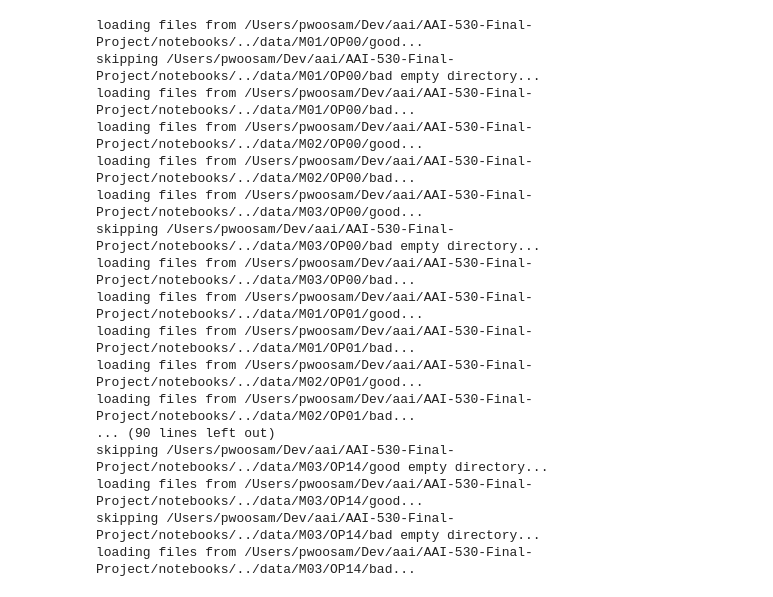
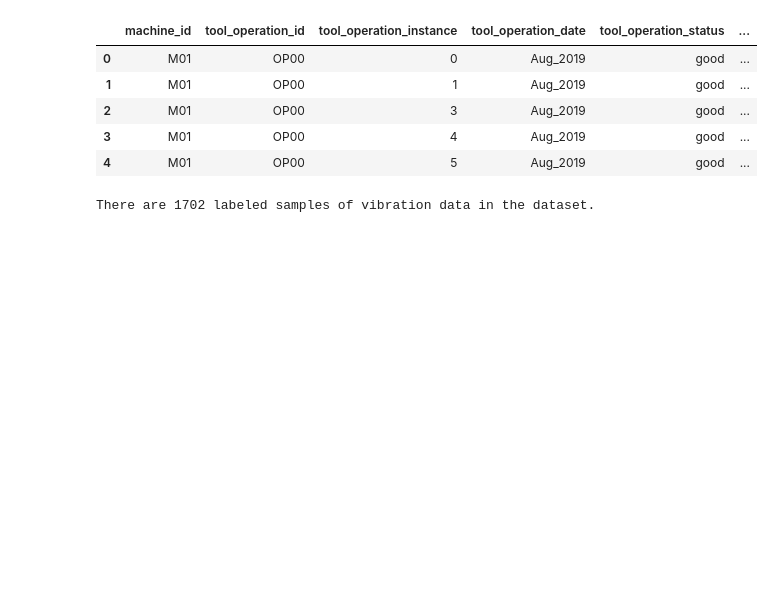
Before and after one commit to NolanRobbins/AAI-530-Final-Project, a Jupyter notebook: notebooks/cnc-predictive-maintenance.ipynb, the cells around one changed output. Cells and saved outputs as stored; diff of their text form; code cells hidden in the pictures; blank space fills up the shorter version.

```diff
--- a/notebooks/cnc-predictive-maintenance.ipynb
+++ b/notebooks/cnc-predictive-maintenance.ipynb
@@ -25,32 +27,57 @@ process_names = [
 labels = ["good", "bad"]
 path_to_dataset = Path("../data/").absolute()
 # %%
-X_data = []
-y_data = []
+def data_generator():
+    for process_name, machine, label in itertools.product(
+        process_names, machines, labels
+    ):
+        data_path = os.path.join(path_to_dataset, machine, process_name, label)
+        data_list, data_label = data_loader_utils.load_tool_research_data(
+            data_path, label=label, verbose=False
+        )
 
-for process_name, machine, label in itertools.product(process_names, machines, labels):
-    data_path = os.path.join(path_to_dataset, machine, process_name, label)
-    data_list, data_label = data_loader_utils.load_tool_research_data(
-        data_path, label=label
-    )
-    # concatenating
-    X_data.extend(data_list)
-    y_data.extend(data_label)
+        for data_array, label_ in zip(data_list, data_label):
+            # Break apart the label_
+            # Example label_: M01_Aug_2019_OP00_000_good
+            # Get M01, *, OP00, 000, good
+            label_parts = label_.split("_")
+            machine_id = label_parts[0]
+            tool_operation_date = label_parts[1] + "_" + label_parts[2]
+            tool_operation_id = label_parts[3]
+            tool_operation_instance = int(label_parts[4])
+            tool_operation_status = label_parts[5]
+
+            yield [
+                machine_id,
+                tool_operation_id,
+                tool_operation_instance,
+                tool_operation_date,
+                tool_operation_status,
+                label_,
+                data_array.astype(np.int16),
+            ]
+
+
+df = pd.DataFrame(
+    data_generator(),
+    columns=[
+        "machine_id",
+        "tool_operation_id",
+        "tool_operation_instance",
+        "tool_operation_date",
+        "tool_operation_status",
+        "label",
+        "vibration_data",
+    ],
+)
+
+display(df.head())
+print(f"There are {len(df)} labeled samples of vibration data in the dataset.")
 # %% [output]
+|  | machine_id | tool_operation_id | tool_operation_instance | tool_operation_date | tool_operation_status | ... |
+| 0 | M01 | OP00 | 0 | Aug_2019 | good | ... |
+| 1 | M01 | OP00 | 1 | Aug_2019 | good | ... |
+| 2 | M01 | OP00 | 3 | Aug_2019 | good | ... |
+| 3 | M01 | OP00 | 4 | Aug_2019 | good | ... |
+| 4 | M01 | OP00 | 5 | Aug_2019 | good | ... |
-loading files from /Users/pwoosam/Dev/aai/AAI-530-Final-Project/notebooks/../data/M01/OP00/good...
-skipping /Users/pwoosam/Dev/aai/AAI-530-Final-Project/notebooks/../data/M01/OP00/bad empty directory...
-loading files from /Users/pwoosam/Dev/aai/AAI-530-Final-Project/notebooks/../data/M01/OP00/bad...
-loading files from /Users/pwoosam/Dev/aai/AAI-530-Final-Project/notebooks/../data/M02/OP00/good...
-loading files from /Users/pwoosam/Dev/aai/AAI-530-Final-Project/notebooks/../data/M02/OP00/bad...
-loading files from /Users/pwoosam/Dev/aai/AAI-530-Final-Project/notebooks/../data/M03/OP00/good...
-skipping /Users/pwoosam/Dev/aai/AAI-530-Final-Project/notebooks/../data/M03/OP00/bad empty directory...
-loading files from /Users/pwoosam/Dev/aai/AAI-530-Final-Project/notebooks/../data/M03/OP00/bad...
-loading files from /Users/pwoosam/Dev/aai/AAI-530-Final-Project/notebooks/../data/M01/OP01/good...
-loading files from /Users/pwoosam/Dev/aai/AAI-530-Final-Project/notebooks/../data/M01/OP01/bad...
-loading files from /Users/pwoosam/Dev/aai/AAI-530-Final-Project/notebooks/../data/M02/OP01/good...
-loading files from /Users/pwoosam/Dev/aai/AAI-530-Final-Project/notebooks/../data/M02/OP01/bad...
-... (90 lines left out)
-skipping /Users/pwoosam/Dev/aai/AAI-530-Final-Project/notebooks/../data/M03/OP14/good empty directory...
-loading files from /Users/pwoosam/Dev/aai/AAI-530-Final-Project/notebooks/../data/M03/OP14/good...
-skipping /Users/pwoosam/Dev/aai/AAI-530-Final-Project/notebooks/../data/M03/OP14/bad empty directory...
-loading files from /Users/pwoosam/Dev/aai/AAI-530-Final-Project/notebooks/../data/M03/OP14/bad...
+There are 1702 labeled samples of vibration data in the dataset.
```
Also changed, not shown: parts of 5 cells of this notebook, 1 other file.
